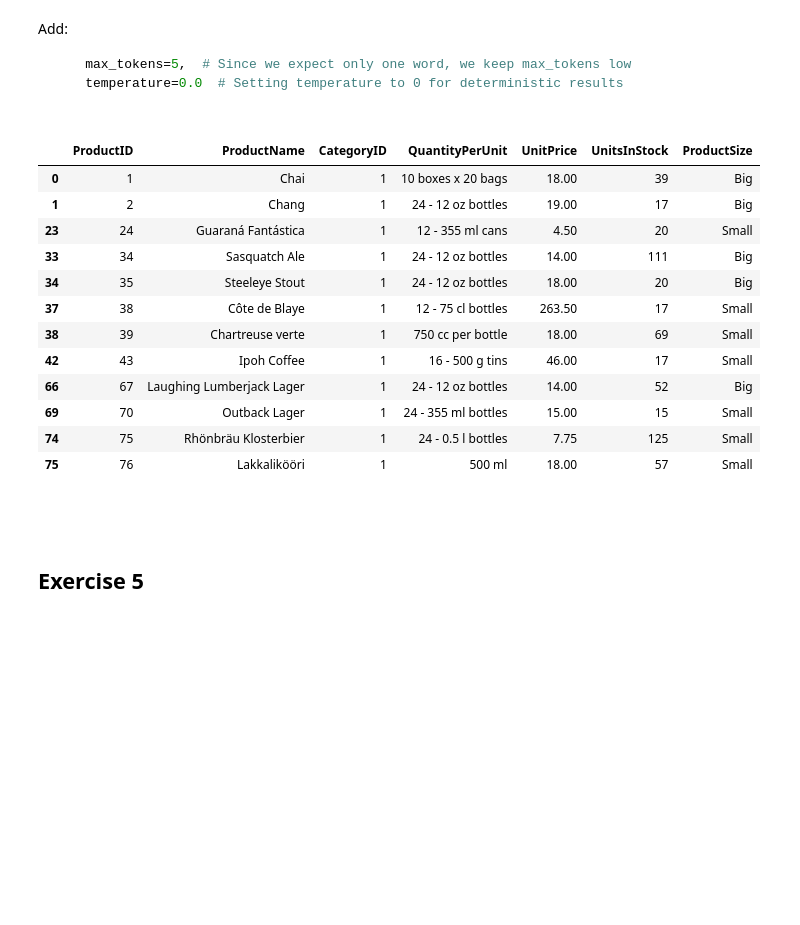
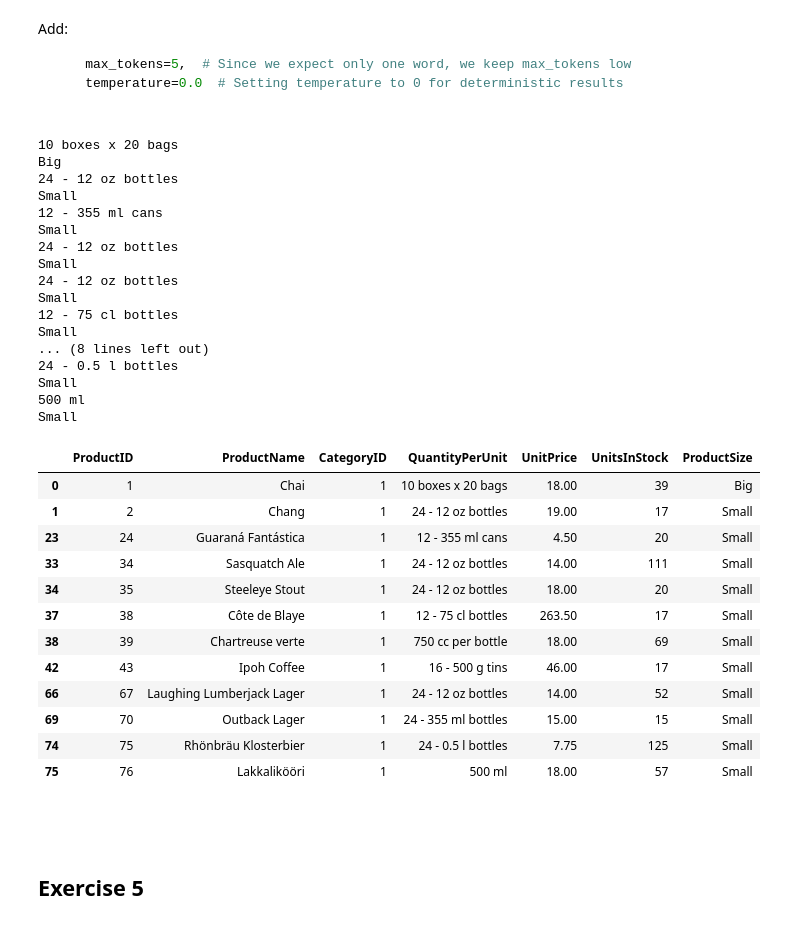
Before and after one commit to OrenKniaz/GenAI-Class, a Jupyter notebook: OpenAI API- Basics - Questions.ipynb, the cells around one changed output. Saved outputs shown, nothing was run; the diff lists cells and outputs as text; code cells hidden in the pictures; blank space fills up the shorter version.

Commit message:
after OpenAI API class

````diff
--- a/OpenAI API- Basics - Questions.ipynb
+++ b/OpenAI API- Basics - Questions.ipynb
@@ -56,0 +42,11 @@ In order to use the OpenAI language model, users are required to generate a toke
+# %%
+from dotenv import load_dotenv
+import os
+from openai import OpenAI
+import pandas as pd
+
+load_dotenv()  # Load variables from .env file
+api_key = os.getenv("OPENAI_API_KEY")
+
+# Create an OpenAI client instance
+client = OpenAI(api_key=api_key)
@@ -100,17 +169,59 @@ Add:
 
 ```
 # %%
+df = pd.read_csv("NORTHWND_prd.csv", encoding="cp1252")
+df = df.loc[df.CategoryID == 1, ['ProductID', 'ProductName', 'CategoryID','QuantityPerUnit', 'UnitPrice', 'UnitsInStock']]
+df["ProductSize"]= None
+
+context_prompt = "You are a skillful analyst that decides if Product is big or small based on the QuantityPerUnit column that you receive, analyze if that quantity per unit makes it Big or Small and you answer your result in a single word Big or Small."
+for i in df.index:
+
+  instructions_prompt = f"""
+  Given the following QuantityPerUnit: {df.loc[i, "QuantityPerUnit"]}, make your analysis and decide if the Product is big or small and answer in a single word Big or Small.:
+
+  """
+  print(df.loc[i, "QuantityPerUnit"])
+  completion = client.chat.completions.create(
+    model="gpt-4o",
+    messages=[
+      {"role": "system", "content":context_prompt},
+      {"role": "user", "content": instructions_prompt}
+    ],
+    temperature=0.0,
+    max_tokens=5
+  )
+
+  df.loc[i, "ProductSize"] = completion.choices[0].message.content
+  print(df.loc[i, "ProductSize"])
+df
 # %% [output]
+10 boxes x 20 bags
+Big
+24 - 12 oz bottles
+Small
+12 - 355 ml cans
+Small
+24 - 12 oz bottles
+Small
+24 - 12 oz bottles
+Small
+12 - 75 cl bottles
+Small
+... (8 lines left out)
+24 - 0.5 l bottles
+Small
+500 ml
+Small
 |  | ProductID | ProductName | CategoryID | QuantityPerUnit | UnitPrice | UnitsInStock | ProductSize |
 | 0 | 1 | Chai | 1 | 10 boxes x 20 bags | 18.00 | 39 | Big |
-| 1 | 2 | Chang | 1 | 24 - 12 oz bottles | 19.00 | 17 | Big |
+| 1 | 2 | Chang | 1 | 24 - 12 oz bottles | 19.00 | 17 | Small |
 | 23 | 24 | Guaraná Fantástica | 1 | 12 - 355 ml cans | 4.50 | 20 | Small |
-| 33 | 34 | Sasquatch Ale | 1 | 24 - 12 oz bottles | 14.00 | 111 | Big |
-| 34 | 35 | Steeleye Stout | 1 | 24 - 12 oz bottles | 18.00 | 20 | Big |
+| 33 | 34 | Sasquatch Ale | 1 | 24 - 12 oz bottles | 14.00 | 111 | Small |
+| 34 | 35 | Steeleye Stout | 1 | 24 - 12 oz bottles | 18.00 | 20 | Small |
 | 37 | 38 | Côte de Blaye | 1 | 12 - 75 cl bottles | 263.50 | 17 | Small |
 | 38 | 39 | Chartreuse verte | 1 | 750 cc per bottle | 18.00 | 69 | Small |
 | 42 | 43 | Ipoh Coffee | 1 | 16 - 500 g tins | 46.00 | 17 | Small |
-| 66 | 67 | Laughing Lumberjack Lager | 1 | 24 - 12 oz bottles | 14.00 | 52 | Big |
+| 66 | 67 | Laughing Lumberjack Lager | 1 | 24 - 12 oz bottles | 14.00 | 52 | Small |
 | 69 | 70 | Outback Lager | 1 | 24 - 355 ml bottles | 15.00 | 15 | Small |
 | 74 | 75 | Rhönbräu Klosterbier | 1 | 24 - 0.5 l bottles | 7.75 | 125 | Small |
 | 75 | 76 | Lakkalikööri | 1 | 500 ml | 18.00 | 57 | Small |
````
Also changed, not shown: parts of 5 cells of this notebook, 4 other files.
